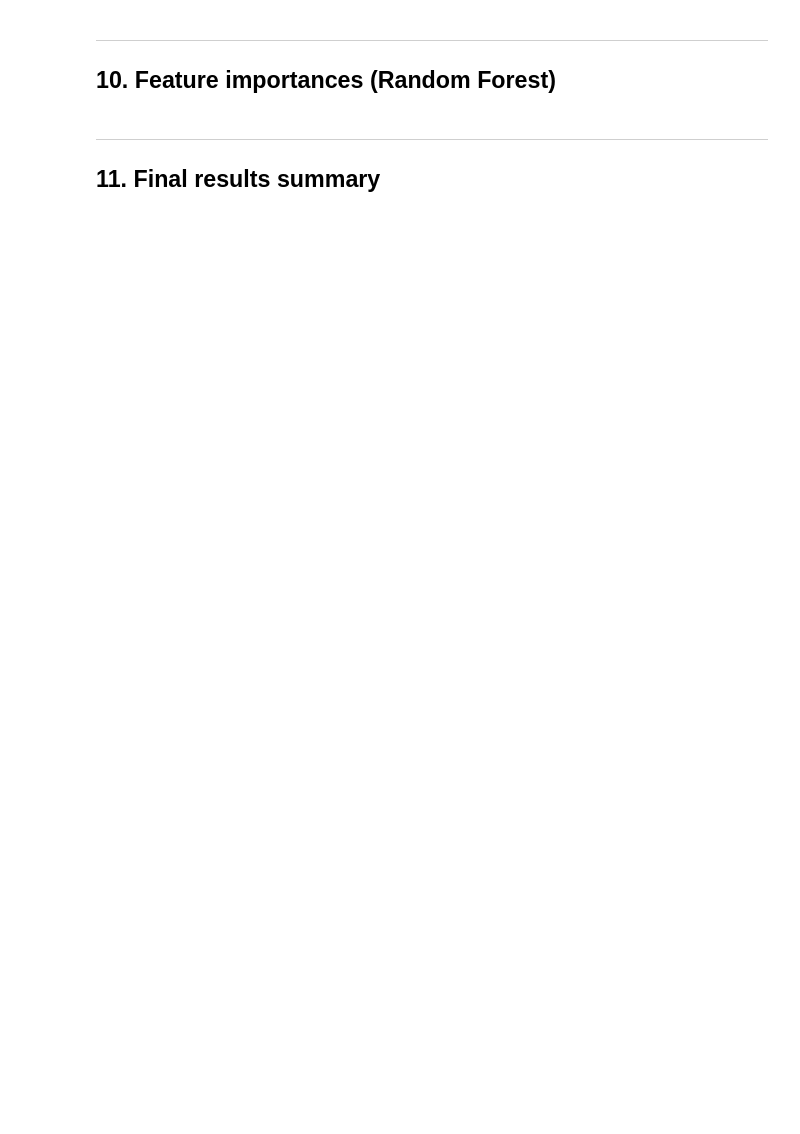
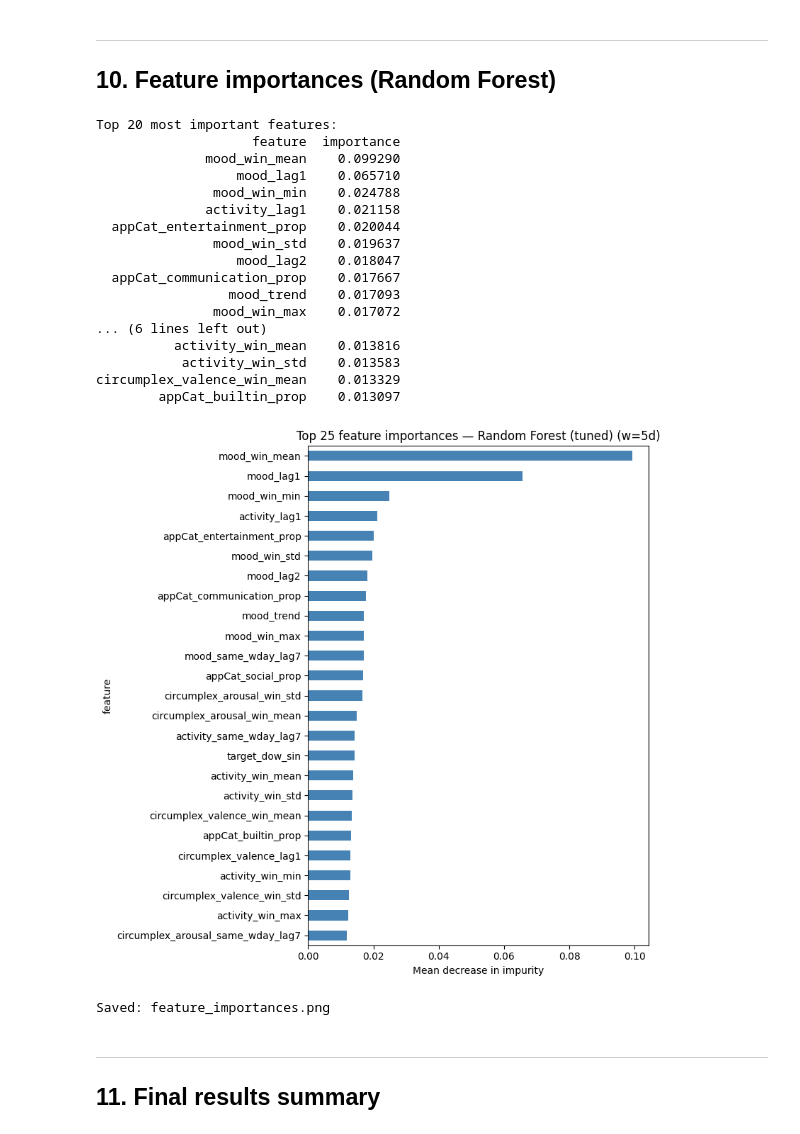
Before and after one commit to Miautawn/data_mining_group_9_assignment_1, a Jupyter notebook: src/2a_classification_non_temporal/classification.ipynb, the cells around one changed output. Cells and saved outputs as stored; diff of their text form; code cells hidden in the pictures; blank space fills up the shorter version.

```diff
--- a/src/2a_classification_non_temporal/classification.ipynb
+++ b/src/2a_classification_non_temporal/classification.ipynb
@@ -722,28 +489,52 @@ print("Saved: confusion_matrices.png")
 ---
 ## 10. Feature importances (Random Forest)
 # %%
-importances = best_rf_final.feature_importances_
-feat_imp_df = (
-    pd.DataFrame({"feature": FEAT_COLS, "importance": importances})
-    .sort_values("importance", ascending=False)
-    .reset_index(drop=True)
-)
+if not hasattr(final_model, "feature_importances_"):
+    print(f"Feature importances not available for {BEST_MODEL}.")
+else:
+    feat_cols = preprocessed[BEST_WS]["feat_cols"]
+    feat_imp_df = (
+        pd.DataFrame(
+            {"feature": feat_cols, "importance": final_model.feature_importances_}
+        )
+        .sort_values("importance", ascending=False)
+        .reset_index(drop=True)
+    )
 
-print("Top 20 most important features:")
-print(feat_imp_df.head(20).to_string(index=False))
+    print("Top 20 most important features:")
+    print(feat_imp_df.head(20).to_string(index=False))
 
-# Plot top 25
-top_n = 25
-fig, ax = plt.subplots(figsize=(8, 8))
-feat_imp_df.head(top_n).sort_values("importance").plot(
-    kind="barh", x="feature", y="importance", ax=ax, legend=False, color="steelblue"
-)
-ax.set_xlabel("Mean decrease in impurity")
-ax.set_title(f"Top {top_n} feature importances — Random Forest")
-plt.tight_layout()
-plt.savefig("feature_importances.png", dpi=150, bbox_inches="tight")
-plt.show()
-print("Saved: feature_importances.png")
+    top_n = 25
+    fig, ax = plt.subplots(figsize=(8, 8))
+    feat_imp_df.head(top_n).sort_values("importance").plot(
+        kind="barh", x="feature", y="importance", ax=ax, legend=False, color="steelblue"
+    )
+    ax.set_xlabel("Mean decrease in impurity")
+    ax.set_title(f"Top {top_n} feature importances — {BEST_MODEL} (w={BEST_WS}d)")
+    plt.tight_layout()
+    plt.savefig("feature_importances.png", dpi=150, bbox_inches="tight")
+    plt.show()
+    print("Saved: feature_importances.png")
+# %% [output]
+Top 20 most important features:
+                    feature  importance
+              mood_win_mean    0.099290
+                  mood_lag1    0.065710
+               mood_win_min    0.024788
+              activity_lag1    0.021158
+  appCat_entertainment_prop    0.020044
+               mood_win_std    0.019637
+                  mood_lag2    0.018047
+  appCat_communication_prop    0.017667
+                 mood_trend    0.017093
+               mood_win_max    0.017072
+... (6 lines left out)
+          activity_win_mean    0.013816
+           activity_win_std    0.013583
+circumplex_valence_win_mean    0.013329
+        appCat_builtin_prop    0.013097
+[figure, added]
+Saved: feature_importances.png
 # %% [markdown]
 ---
 ## 11. Final results summary
```
Also changed, not shown: parts of 27 cells of this notebook, 16 other files.
